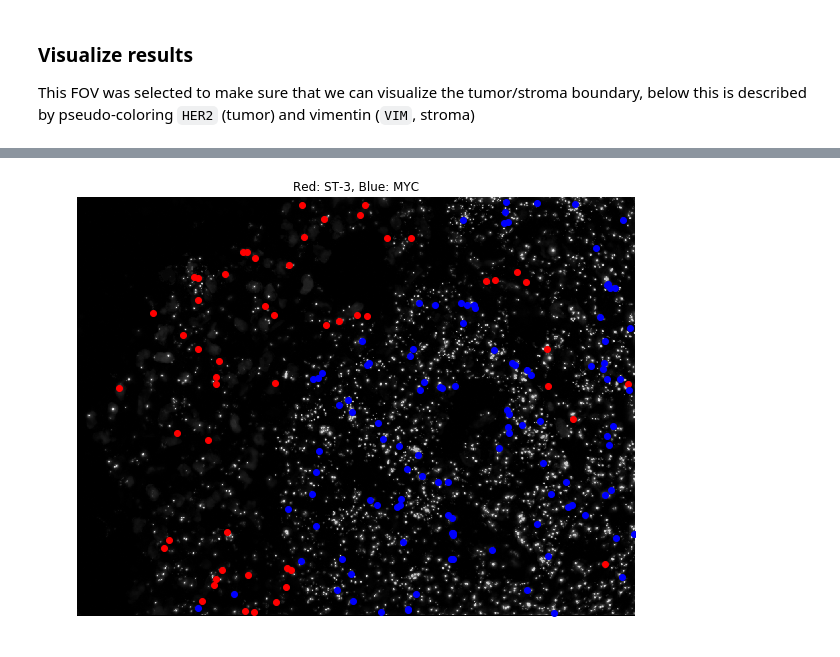
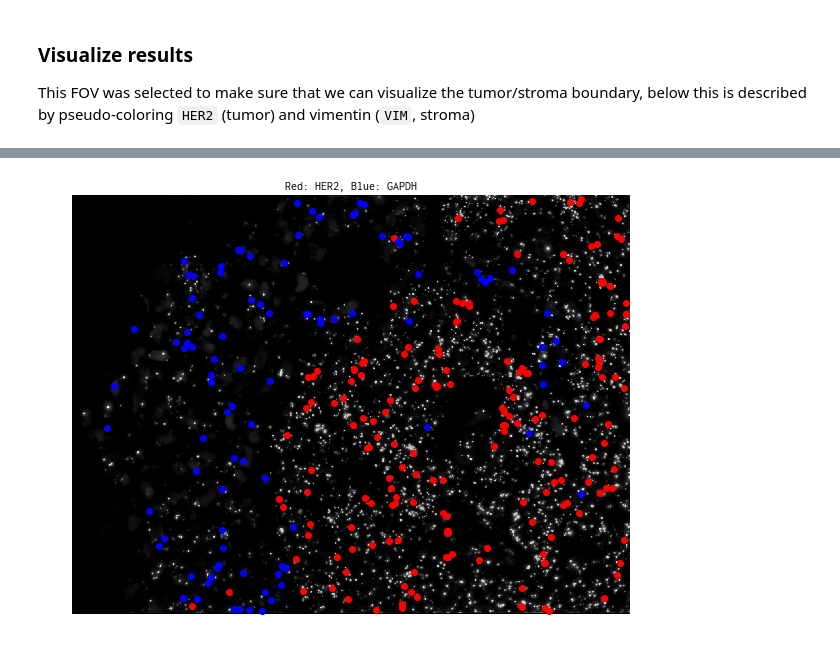
Before and after one commit to joshmoore/starfish, a Jupyter notebook: notebooks/ISS_Pipeline_-_Breast_-_1_FOV.ipynb, the cells around one changed output, grey strips where cells are left out. Drawn from its saved outputs; the diff is of its cells as text; code cells hidden in the pictures.

```diff
--- a/notebooks/ISS_Pipeline_-_Breast_-_1_FOV.ipynb
+++ b/notebooks/ISS_Pipeline_-_Breast_-_1_FOV.ipynb
@@ -141,7 +143,7 @@ max_sigma = 10
 num_sigma = 30
 threshold = 0.01
 
-p = SpotFinder.gaussian_spot_detector(
+p = SpotFinder.GaussianSpotDetector(
     min_sigma=min_sigma,
     max_sigma=max_sigma,
     num_sigma=num_sigma,
@@ -275,26 +299,27 @@ Coordinates:
 # %%
 from skimage.color import rgb2gray
 
-# Genes decode wrong. Why?
-GENE1='ST-3'  # should be HER2
-GENE2='MYC'   # should be VIM
+GENE1='HER2'
+GENE2='GAPDH'  # vimentin decodes wrong, why?
 
 # looking at decoded results with spatial information.
 # "results" is the output of the pipeline -- x, y, gene, cell.
 # results = pd.merge(res.data, attributes.data, on='spot_id', how='left')
 
 rgb = np.zeros(s.image.tile_shape + (3,))
 rgb[:,:,0] = s.auxiliary_images['nuclei'].max_proj(Indices.HYB, Indices.CH, Indices.Z)
 rgb[:,:,1] = s.auxiliary_images['dots'].max_proj(Indices.HYB, Indices.CH, Indices.Z)
 do = rgb2gray(rgb)
 do = do/(do.max())
 
 image(do,size=10)
-is_gene1 = decoded.where(decoded.gene_name == GENE1, drop=True)
-is_gene2 = decoded.where(decoded.gene_name == GENE2, drop=True)
+with warnings.catch_warnings():
+    warnings.simplefilter('ignore', FutureWarning)
+    is_gene1 = decoded.where(decoded.gene_name == GENE1, drop=True)
+    is_gene2 = decoded.where(decoded.gene_name == GENE2, drop=True)
 
-plt.plot(is_gene1.y, is_gene1.x, 'or')
-plt.plot(is_gene2.y, is_gene2.x, 'ob')
+plt.plot(is_gene1.x, is_gene1.y, 'or')
+plt.plot(is_gene2.x, is_gene2.y, 'ob')
 plt.title(f'Red: {GENE1}, Blue: {GENE2}');
 # %% [output]
-[figure, old version]
+[figure, new version]
```
Also changed, not shown: parts of 13 cells of this notebook, 4 other files.
